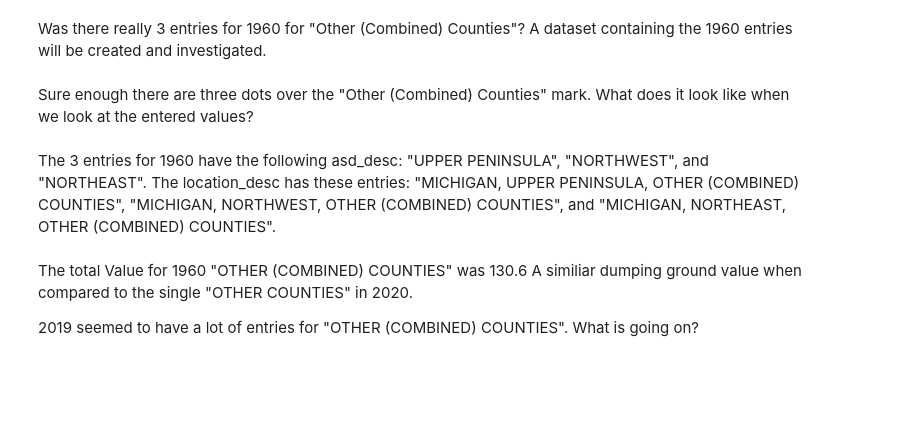
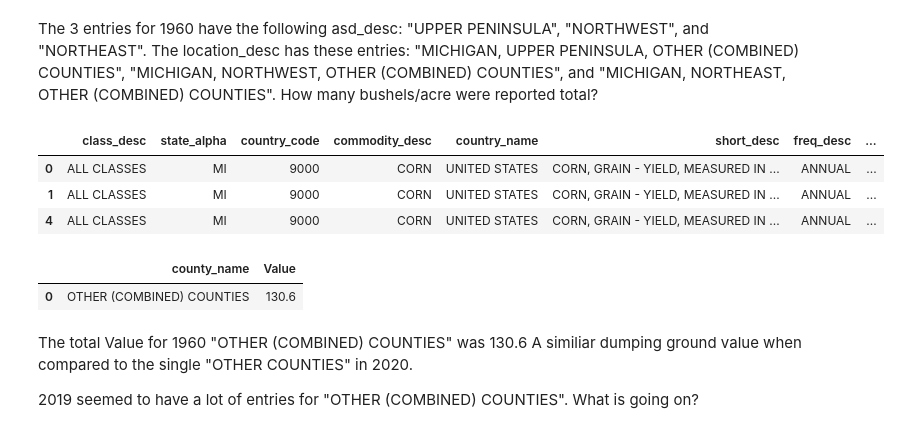
Before and after one commit to matthewchess/Milestone-1, a Jupyter notebook: analysis.ipynb, the cells around one changed output. Drawn from its saved outputs; the diff is of its cells as text; code cells hidden in the pictures; blank space fills up the shorter version.

```diff
--- a/analysis.ipynb
+++ b/analysis.ipynb
@@ -103,2 +64,0 @@ It appears that perhaps the "Other Counties" was a dumping ground for smaller qu
-# %% [markdown]
-Was there really 3 entries for 1960 for "Other (Combined) Counties"? A dataset containing the 1960 entries will be created and investigated.
@@ -127,13 +65,19 @@ plt.show()
-# %% [markdown]
-Sure enough there are three dots over the "Other (Combined) Counties" mark. What does it look like when we look at the entered values?
+# %% [markdown]
+The 3 entries for 1960 have the following asd_desc: "UPPER PENINSULA", "NORTHWEST", and "NORTHEAST". The location_desc has these entries: "MICHIGAN, UPPER PENINSULA, OTHER (COMBINED) COUNTIES", "MICHIGAN, NORTHWEST, OTHER (COMBINED) COUNTIES", and "MICHIGAN, NORTHEAST, OTHER (COMBINED) COUNTIES". How many bushels/acre were reported total?
 # %%
-usda_1960 = usda[(usda['year'] == '1960-01-01') & (usda['county_name'] == 'OTHER (COMBINED) COUNTIES')]
-usda_1960
+pd.set_option("display.max_columns", None)
+usda_subset_1960 = usda[(usda['year'] == '1960-01-01') & usda['county_name'].str.upper().str.contains('OTHER')]
+usda_subset_1960
+# %% [output]
+|  | class_desc | state_alpha | country_code | commodity_desc | country_name | short_desc | freq_desc | ... |
+| 0 | ALL CLASSES | MI | 9000 | CORN | UNITED STATES | CORN, GRAIN - YIELD, MEASURED IN ... | ANNUAL | ... |
+| 1 | ALL CLASSES | MI | 9000 | CORN | UNITED STATES | CORN, GRAIN - YIELD, MEASURED IN ... | ANNUAL | ... |
+| 4 | ALL CLASSES | MI | 9000 | CORN | UNITED STATES | CORN, GRAIN - YIELD, MEASURED IN ... | ANNUAL | ... |
-# %% [markdown]
-The 3 entries for 1960 have the following asd_desc: "UPPER PENINSULA", "NORTHWEST", and "NORTHEAST". The location_desc has these entries: "MICHIGAN, UPPER PENINSULA, OTHER (COMBINED) COUNTIES", "MICHIGAN, NORTHWEST, OTHER (COMBINED) COUNTIES", and "MICHIGAN, NORTHEAST, OTHER (COMBINED) COUNTIES".
 # %%
-grouped_df = usda_subset_1960.groupby('county_name')['Value'].sum().reset_index()
-print(grouped_df)
+usda_subset_1960.groupby('county_name')['Value'].sum().reset_index()
+# %% [output]
+|  | county_name | Value |
+| 0 | OTHER (COMBINED) COUNTIES | 130.6 |
 # %% [markdown]
 The total Value for 1960 "OTHER (COMBINED) COUNTIES" was 130.6
 A similiar dumping ground value when compared to the single "OTHER COUNTIES" in 2020.
```
Also changed, not shown: parts of 46 cells of this notebook.
